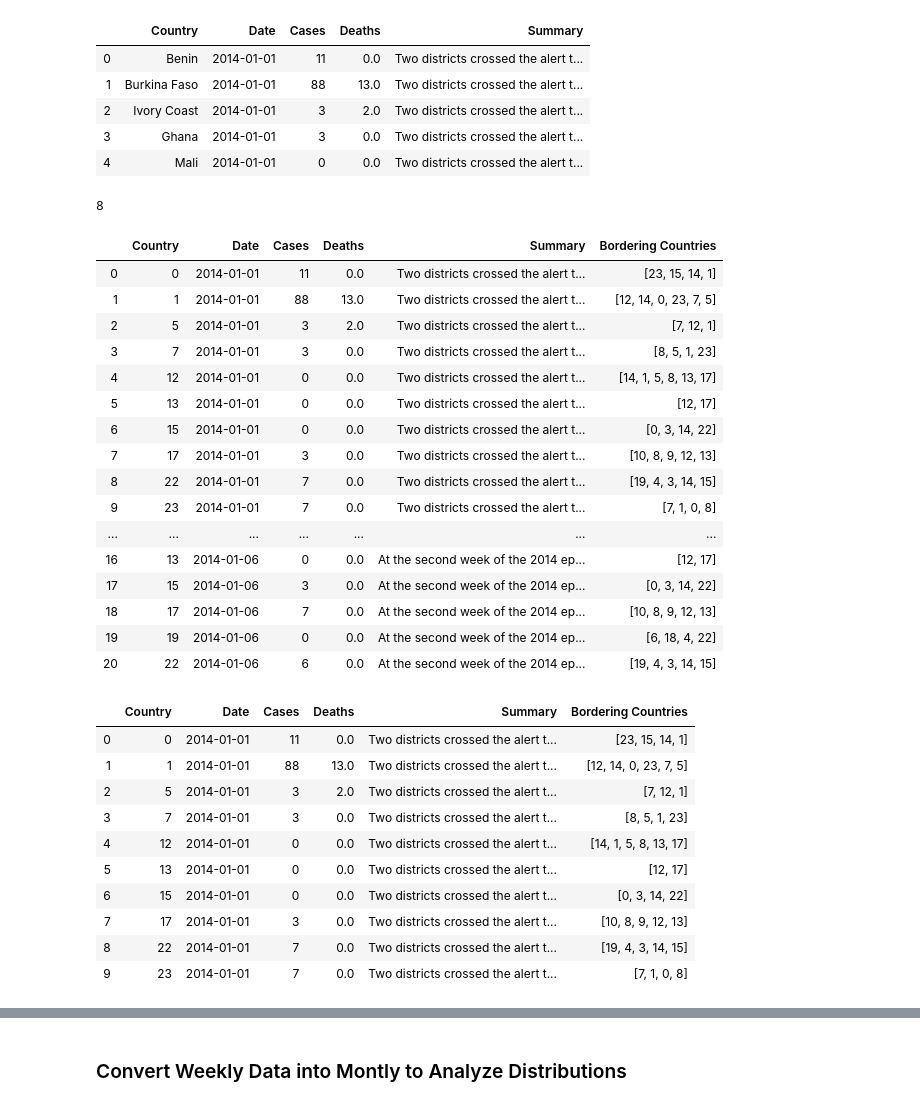
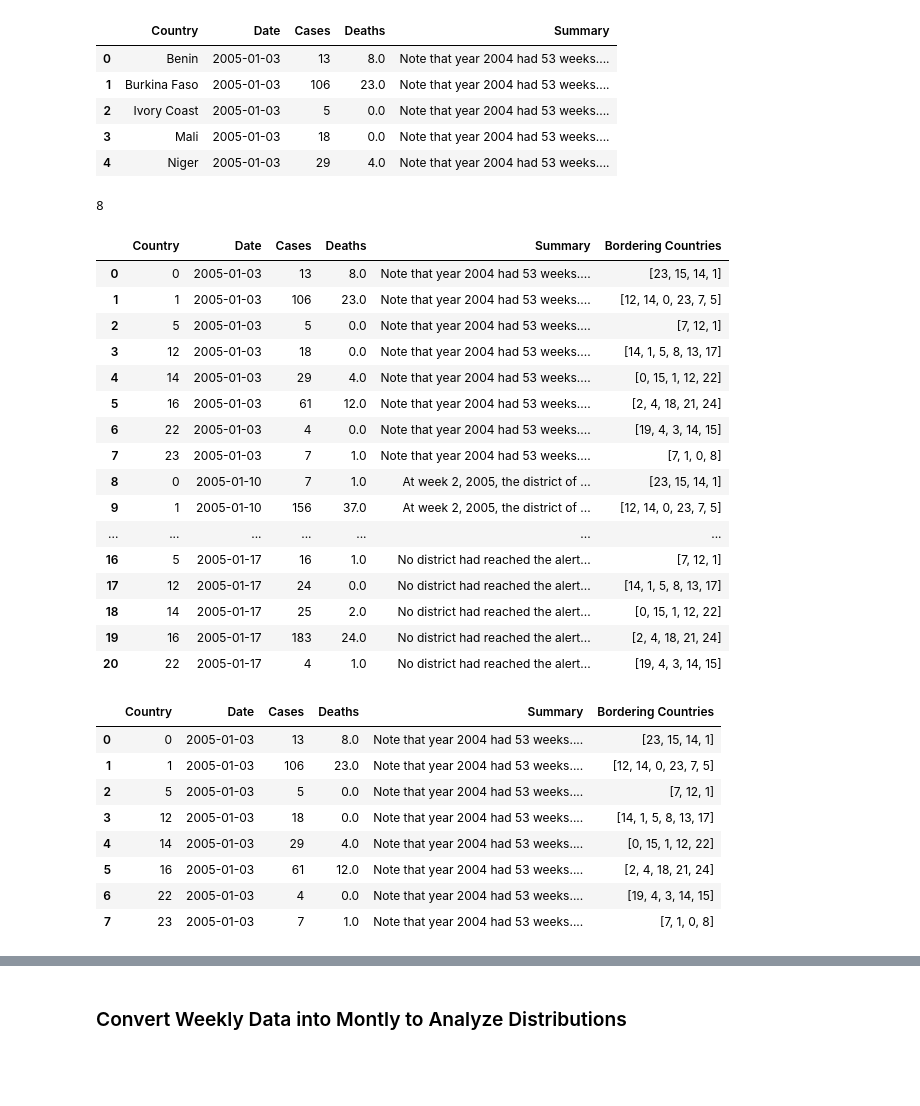
Before and after one commit to amirgamil/Meningitis-Analysis, a Jupyter notebook: Code/data_preprocessing.ipynb, the cells around one changed output, grey strips where cells are left out. Drawn from its saved outputs; the diff is of its cells as text; code cells hidden in the pictures; blank space fills up the shorter version.

```diff
--- a/Code/data_preprocessing.ipynb
+++ b/Code/data_preprocessing.ipynb
@@ -10,16 +10,19 @@ from sklearn.preprocessing import MinMaxScaler
 import random
 import copy
 # %%
-data = pd.read_csv("../Current_Data/New_data_updated_names.csv", usecols=['Country','Date','Cases','Deaths','Summary'],
+# previously loaded data from 2013 - 2019 - now running on new data from 2005 to 2019
+# data = pd.read_csv("../Current_Data/New_data_updated_names.csv", usecols=['Country','Date','Cases','Deaths','Summary'],
+#                   parse_dates=["Date"])
+data = pd.read_csv("../Current_Data/data2005to2019.csv", usecols=['Country','Date','Cases','Deaths','Summary'],
                   parse_dates=["Date"])
 data.head()
 # %% [output]
 |  | Country | Date | Cases | Deaths | Summary |
-| 0 | Benin | 2014-01-01 | 11 | 0.0 | Two districts crossed the alert t... |
-| 1 | Burkina Faso | 2014-01-01 | 88 | 13.0 | Two districts crossed the alert t... |
-| 2 | Ivory Coast | 2014-01-01 | 3 | 2.0 | Two districts crossed the alert t... |
-| 3 | Ghana | 2014-01-01 | 3 | 0.0 | Two districts crossed the alert t... |
-| 4 | Mali | 2014-01-01 | 0 | 0.0 | Two districts crossed the alert t... |
+| 0 | Benin | 2005-01-03 | 13 | 8.0 | Note that year 2004 had 53 weeks.... |
+| 1 | Burkina Faso | 2005-01-03 | 106 | 23.0 | Note that year 2004 had 53 weeks.... |
+| 2 | Ivory Coast | 2005-01-03 | 5 | 0.0 | Note that year 2004 had 53 weeks.... |
+| 3 | Mali | 2005-01-03 | 18 | 0.0 | Note that year 2004 had 53 weeks.... |
+| 4 | Niger | 2005-01-03 | 29 | 4.0 | Note that year 2004 had 53 weeks.... |
 # %%
 country_list = ['Benin', 'Burkina Faso', 'Burundi', 'Cameroun', 'Centrafrique', "Ivory Coast", 'Ethiopia', 'Ghana',
                'Guinea', 'Guinea Bissau', 'Gambia', 'Kenya', 'Mali', 'Mauritania', 'Niger', 'Nigeria', 'Dem. Rep. Congo',
@@ -67,22 +70,22 @@ data["Country"] = data["Country"].apply(lambda x: country_list.index(str(x).rstr
 data.loc[0:20]
 # %% [output]
 |  | Country | Date | Cases | Deaths | Summary | Bordering Countries |
-| 0 | 0 | 2014-01-01 | 11 | 0.0 | Two districts crossed the alert t... | [23, 15, 14, 1] |
-| 1 | 1 | 2014-01-01 | 88 | 13.0 | Two districts crossed the alert t... | [12, 14, 0, 23, 7, 5] |
-| 2 | 5 | 2014-01-01 | 3 | 2.0 | Two districts crossed the alert t... | [7, 12, 1] |
-| 3 | 7 | 2014-01-01 | 3 | 0.0 | Two districts crossed the alert t... | [8, 5, 1, 23] |
-| 4 | 12 | 2014-01-01 | 0 | 0.0 | Two districts crossed the alert t... | [14, 1, 5, 8, 13, 17] |
-| 5 | 13 | 2014-01-01 | 0 | 0.0 | Two districts crossed the alert t... | [12, 17] |
-| 6 | 15 | 2014-01-01 | 0 | 0.0 | Two districts crossed the alert t... | [0, 3, 14, 22] |
-| 7 | 17 | 2014-01-01 | 3 | 0.0 | Two districts crossed the alert t... | [10, 8, 9, 12, 13] |
-| 8 | 22 | 2014-01-01 | 7 | 0.0 | Two districts crossed the alert t... | [19, 4, 3, 14, 15] |
-| 9 | 23 | 2014-01-01 | 7 | 0.0 | Two districts crossed the alert t... | [7, 1, 0, 8] |
+| 0 | 0 | 2005-01-03 | 13 | 8.0 | Note that year 2004 had 53 weeks.... | [23, 15, 14, 1] |
+| 1 | 1 | 2005-01-03 | 106 | 23.0 | Note that year 2004 had 53 weeks.... | [12, 14, 0, 23, 7, 5] |
+| 2 | 5 | 2005-01-03 | 5 | 0.0 | Note that year 2004 had 53 weeks.... | [7, 12, 1] |
+| 3 | 12 | 2005-01-03 | 18 | 0.0 | Note that year 2004 had 53 weeks.... | [14, 1, 5, 8, 13, 17] |
+| 4 | 14 | 2005-01-03 | 29 | 4.0 | Note that year 2004 had 53 weeks.... | [0, 15, 1, 12, 22] |
+| 5 | 16 | 2005-01-03 | 61 | 12.0 | Note that year 2004 had 53 weeks.... | [2, 4, 18, 21, 24] |
+| 6 | 22 | 2005-01-03 | 4 | 0.0 | Note that year 2004 had 53 weeks.... | [19, 4, 3, 14, 15] |
+| 7 | 23 | 2005-01-03 | 7 | 1.0 | Note that year 2004 had 53 weeks.... | [7, 1, 0, 8] |
+| 8 | 0 | 2005-01-10 | 7 | 1.0 | At week 2, 2005, the district of ... | [23, 15, 14, 1] |
+| 9 | 1 | 2005-01-10 | 156 | 37.0 | At week 2, 2005, the district of ... | [12, 14, 0, 23, 7, 5] |
 | ... | ... | ... | ... | ... | ... | ... |
-| 16 | 13 | 2014-01-06 | 0 | 0.0 | At the second week of the 2014 ep... | [12, 17] |
-| 17 | 15 | 2014-01-06 | 3 | 0.0 | At the second week of the 2014 ep... | [0, 3, 14, 22] |
-| 18 | 17 | 2014-01-06 | 7 | 0.0 | At the second week of the 2014 ep... | [10, 8, 9, 12, 13] |
-| 19 | 19 | 2014-01-06 | 0 | 0.0 | At the second week of the 2014 ep... | [6, 18, 4, 22] |
-| 20 | 22 | 2014-01-06 | 6 | 0.0 | At the second week of the 2014 ep... | [19, 4, 3, 14, 15] |
+| 16 | 5 | 2005-01-17 | 16 | 1.0 | No district had reached the alert... | [7, 12, 1] |
+| 17 | 12 | 2005-01-17 | 24 | 0.0 | No district had reached the alert... | [14, 1, 5, 8, 13, 17] |
+| 18 | 14 | 2005-01-17 | 25 | 2.0 | No district had reached the alert... | [0, 15, 1, 12, 22] |
+| 19 | 16 | 2005-01-17 | 183 | 24.0 | No district had reached the alert... | [2, 4, 18, 21, 24] |
+| 20 | 22 | 2005-01-17 | 4 | 1.0 | No district had reached the alert... | [19, 4, 3, 14, 15] |
 # %%
 def find_next_batch(count):
     initialCount = count
@@ -97,16 +100,14 @@ def find_next_batch(count):
 find_next_batch(0)
 # %% [output]
 |  | Country | Date | Cases | Deaths | Summary | Bordering Countries |
-| 0 | 0 | 2014-01-01 | 11 | 0.0 | Two districts crossed the alert t... | [23, 15, 14, 1] |
-| 1 | 1 | 2014-01-01 | 88 | 13.0 | Two districts crossed the alert t... | [12, 14, 0, 23, 7, 5] |
-| 2 | 5 | 2014-01-01 | 3 | 2.0 | Two districts crossed the alert t... | [7, 12, 1] |
-| 3 | 7 | 2014-01-01 | 3 | 0.0 | Two districts crossed the alert t... | [8, 5, 1, 23] |
-| 4 | 12 | 2014-01-01 | 0 | 0.0 | Two districts crossed the alert t... | [14, 1, 5, 8, 13, 17] |
-| 5 | 13 | 2014-01-01 | 0 | 0.0 | Two districts crossed the alert t... | [12, 17] |
-| 6 | 15 | 2014-01-01 | 0 | 0.0 | Two districts crossed the alert t... | [0, 3, 14, 22] |
-| 7 | 17 | 2014-01-01 | 3 | 0.0 | Two districts crossed the alert t... | [10, 8, 9, 12, 13] |
-| 8 | 22 | 2014-01-01 | 7 | 0.0 | Two districts crossed the alert t... | [19, 4, 3, 14, 15] |
-| 9 | 23 | 2014-01-01 | 7 | 0.0 | Two districts crossed the alert t... | [7, 1, 0, 8] |
+| 0 | 0 | 2005-01-03 | 13 | 8.0 | Note that year 2004 had 53 weeks.... | [23, 15, 14, 1] |
+| 1 | 1 | 2005-01-03 | 106 | 23.0 | Note that year 2004 had 53 weeks.... | [12, 14, 0, 23, 7, 5] |
+| 2 | 5 | 2005-01-03 | 5 | 0.0 | Note that year 2004 had 53 weeks.... | [7, 12, 1] |
+| 3 | 12 | 2005-01-03 | 18 | 0.0 | Note that year 2004 had 53 weeks.... | [14, 1, 5, 8, 13, 17] |
+| 4 | 14 | 2005-01-03 | 29 | 4.0 | Note that year 2004 had 53 weeks.... | [0, 15, 1, 12, 22] |
+| 5 | 16 | 2005-01-03 | 61 | 12.0 | Note that year 2004 had 53 weeks.... | [2, 4, 18, 21, 24] |
+| 6 | 22 | 2005-01-03 | 4 | 0.0 | Note that year 2004 had 53 weeks.... | [19, 4, 3, 14, 15] |
+| 7 | 23 | 2005-01-03 | 7 | 1.0 | Note that year 2004 had 53 weeks.... | [7, 1, 0, 8] |
 # %%
 find_next_batch(57)
 # %% [output]
```
Also changed, not shown: parts of 6 cells of this notebook, 2 other files.
